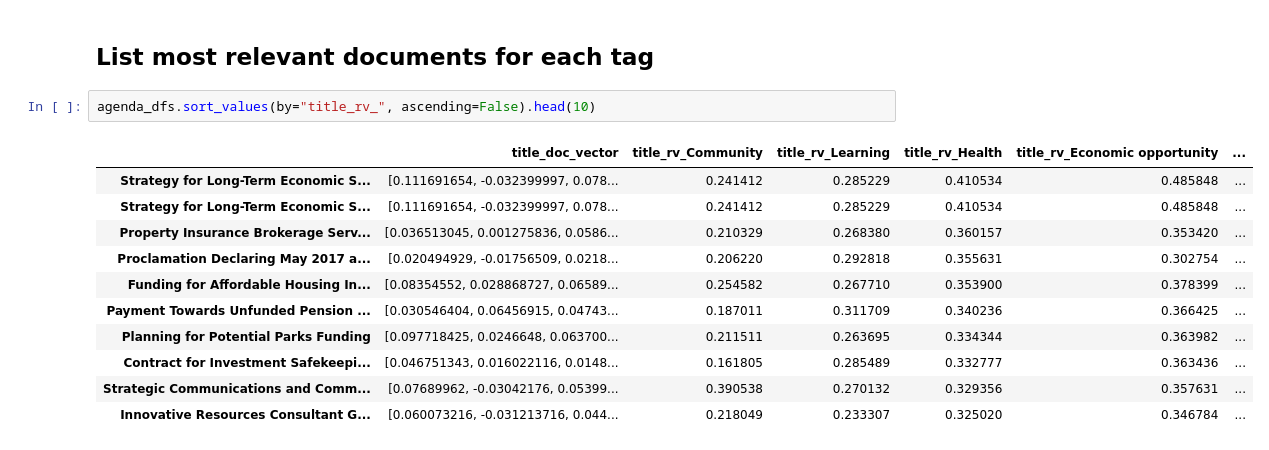
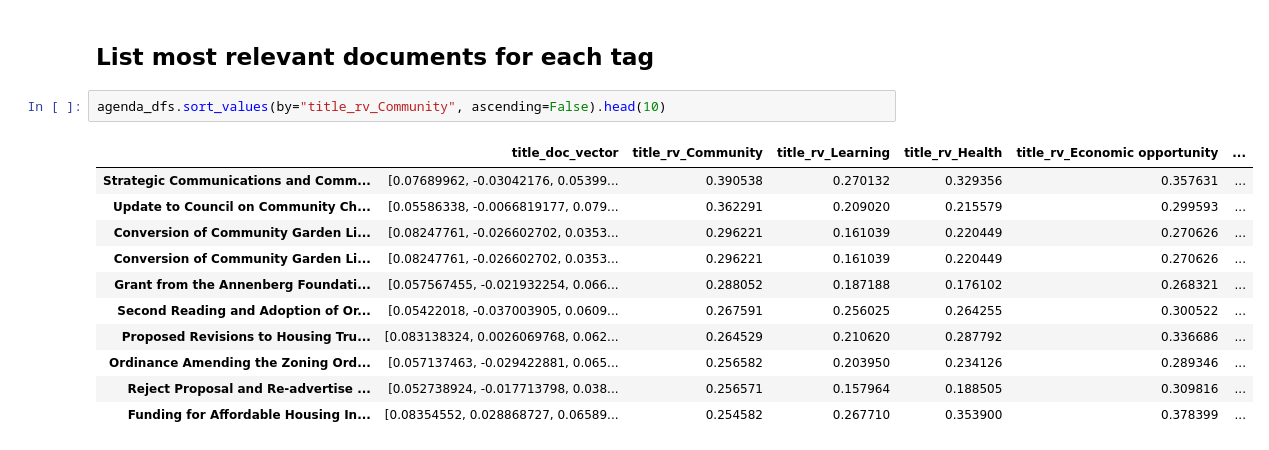
Before and after one commit to eselkin/CouncilML, a Jupyter notebook: doc_embedder/doc_embedder_nb.ipynb, the cells around one changed output. Saved outputs shown, nothing was run; the diff lists cells and outputs as text.

Commit message:
Changed default sort tag in last cell.

```diff
--- a/doc_embedder/doc_embedder_nb.ipynb
+++ b/doc_embedder/doc_embedder_nb.ipynb
@@ -142,16 +142,16 @@ plot_relevancy_vector(agenda_dfs.iloc[0,1:], agenda_dfs.index[0])
 # %% [markdown]
 ## List most relevant documents for each tag
 # %%
-agenda_dfs.sort_values(by="title_rv_", ascending=False).head(10)
+agenda_dfs.sort_values(by="title_rv_Community", ascending=False).head(10)
 # %% [output]
 |  | title_doc_vector | title_rv_Community | title_rv_Learning | title_rv_Health | title_rv_Economic opportunity | ... |
-| Strategy for Long-Term Economic S... | [0.111691654, -0.032399997, 0.078... | 0.241412 | 0.285229 | 0.410534 | 0.485848 | ... |
-| Strategy for Long-Term Economic S... | [0.111691654, -0.032399997, 0.078... | 0.241412 | 0.285229 | 0.410534 | 0.485848 | ... |
-| Property Insurance Brokerage Serv... | [0.036513045, 0.001275836, 0.0586... | 0.210329 | 0.268380 | 0.360157 | 0.353420 | ... |
-| Proclamation Declaring May 2017 a... | [0.020494929, -0.01756509, 0.0218... | 0.206220 | 0.292818 | 0.355631 | 0.302754 | ... |
+| Strategic Communications and Comm... | [0.07689962, -0.03042176, 0.05399... | 0.390538 | 0.270132 | 0.329356 | 0.357631 | ... |
+| Update to Council on Community Ch... | [0.05586338, -0.0066819177, 0.079... | 0.362291 | 0.209020 | 0.215579 | 0.299593 | ... |
+| Conversion of Community Garden Li... | [0.08247761, -0.026602702, 0.0353... | 0.296221 | 0.161039 | 0.220449 | 0.270626 | ... |
+| Conversion of Community Garden Li... | [0.08247761, -0.026602702, 0.0353... | 0.296221 | 0.161039 | 0.220449 | 0.270626 | ... |
+| Grant from the Annenberg Foundati... | [0.057567455, -0.021932254, 0.066... | 0.288052 | 0.187188 | 0.176102 | 0.268321 | ... |
+| Second Reading and Adoption of Or... | [0.05422018, -0.037003905, 0.0609... | 0.267591 | 0.256025 | 0.264255 | 0.300522 | ... |
+| Proposed Revisions to Housing Tru... | [0.083138324, 0.0026069768, 0.062... | 0.264529 | 0.210620 | 0.287792 | 0.336686 | ... |
+| Ordinance Amending the Zoning Ord... | [0.057137463, -0.029422881, 0.065... | 0.256582 | 0.203950 | 0.234126 | 0.289346 | ... |
+| Reject Proposal and Re-advertise ... | [0.052738924, -0.017713798, 0.038... | 0.256571 | 0.157964 | 0.188505 | 0.309816 | ... |
 | Funding for Affordable Housing In... | [0.08354552, 0.028868727, 0.06589... | 0.254582 | 0.267710 | 0.353900 | 0.378399 | ... |
-| Payment Towards Unfunded Pension ... | [0.030546404, 0.06456915, 0.04743... | 0.187011 | 0.311709 | 0.340236 | 0.366425 | ... |
-| Planning for Potential Parks Funding | [0.097718425, 0.0246648, 0.063700... | 0.211511 | 0.263695 | 0.334344 | 0.363982 | ... |
-| Contract for Investment Safekeepi... | [0.046751343, 0.016022116, 0.0148... | 0.161805 | 0.285489 | 0.332777 | 0.363436 | ... |
-| Strategic Communications and Comm... | [0.07689962, -0.03042176, 0.05399... | 0.390538 | 0.270132 | 0.329356 | 0.357631 | ... |
-| Innovative Resources Consultant G... | [0.060073216, -0.031213716, 0.044... | 0.218049 | 0.233307 | 0.325020 | 0.346784 | ... |
```
